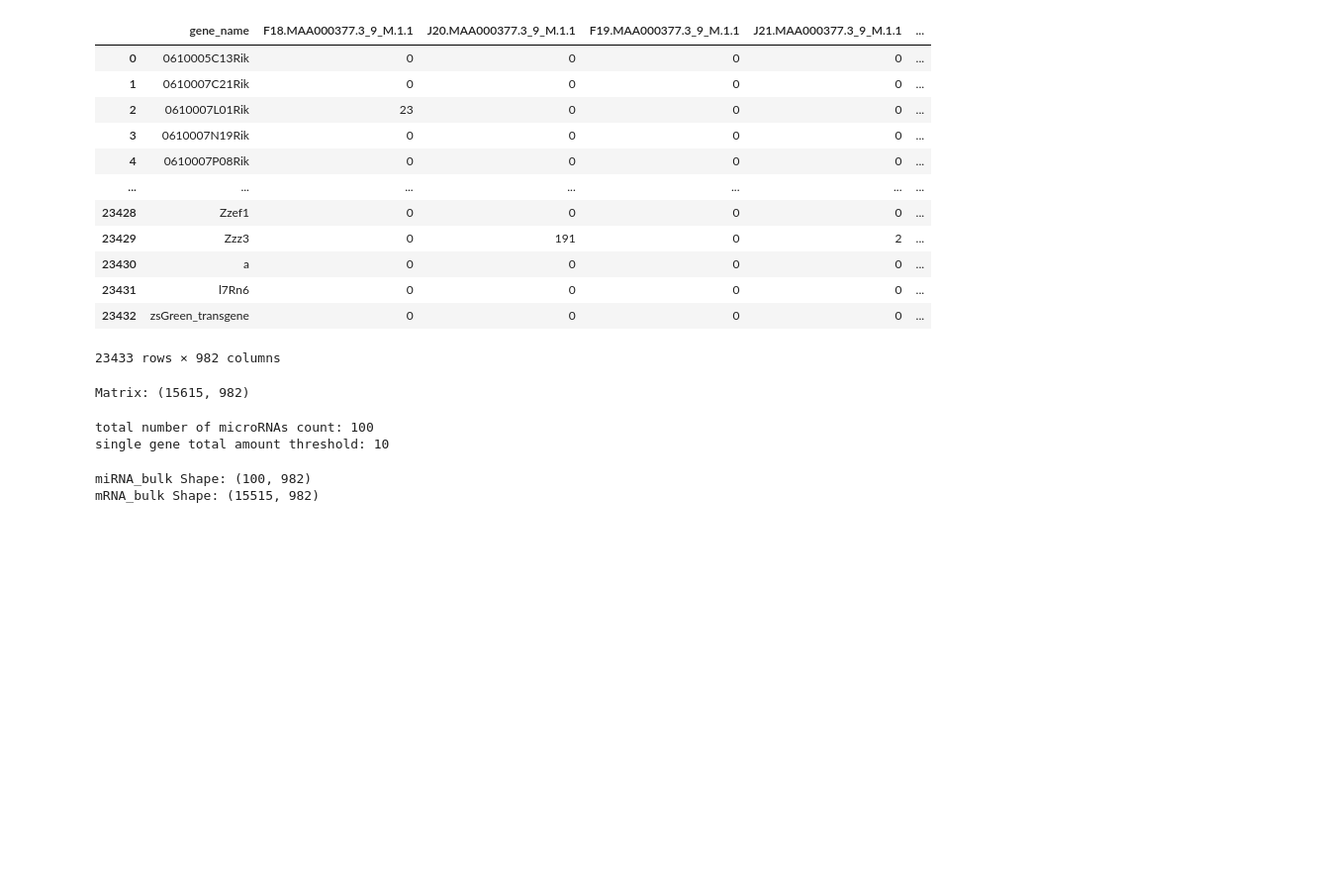
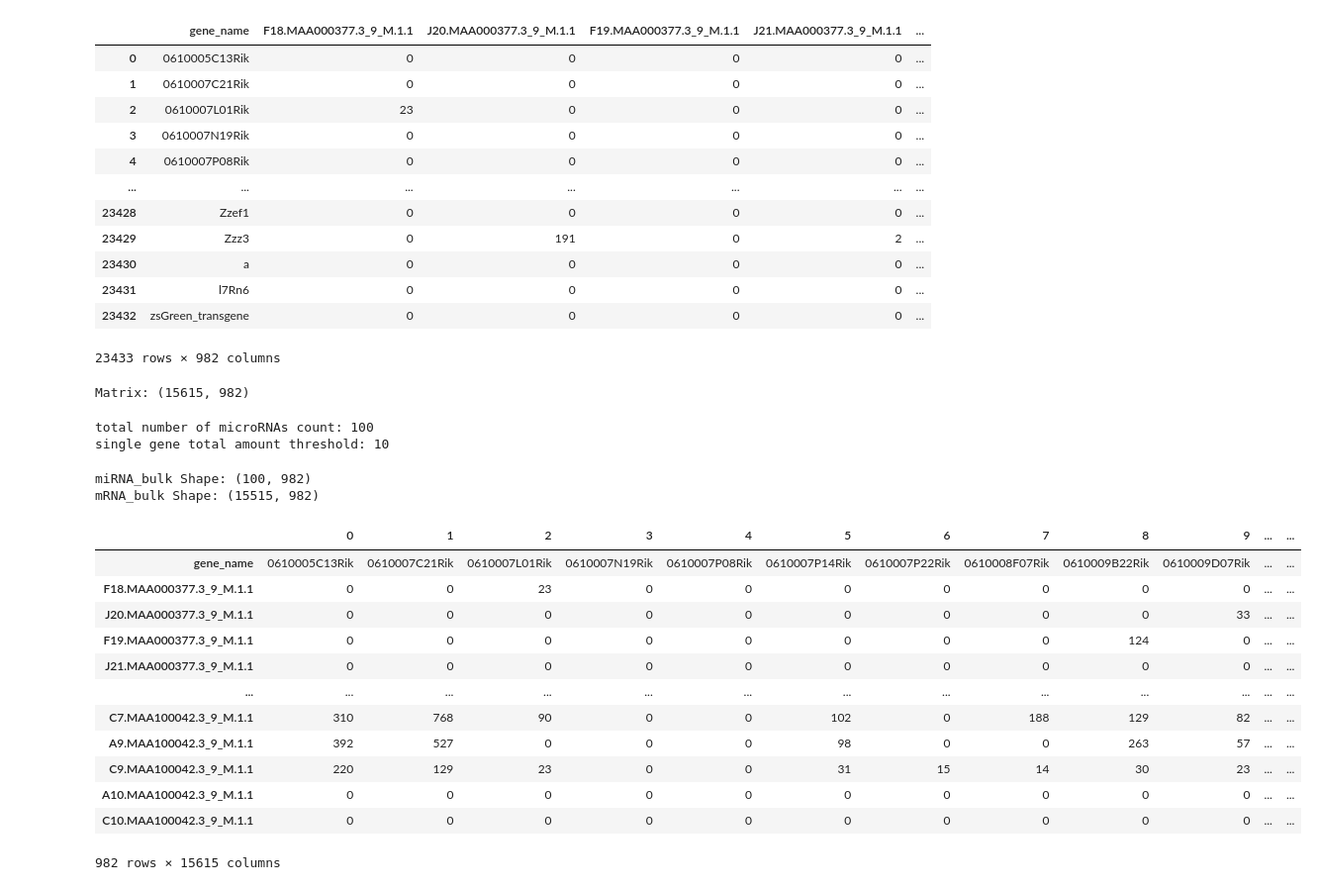
Before and after one commit to Fahim17/inferring-miRNA, a Jupyter notebook: data_manipulation.ipynb, the cells around one changed output. Shown at 99% size. Cells and saved outputs as stored; diff of their text form; code cells hidden in the pictures; blank space fills up the shorter version.

```diff
--- a/data_manipulation.ipynb
+++ b/data_manipulation.ipynb
@@ -3,0 +5,4 @@ import numpy as np
+# %%
+cwd = os.getcwd()
+
+liver_data_path = f"{cwd}\\data_primary\\FACS\\Liver-counts.csv"
@@ -4,5 +11,5 @@ import numpy as np
 # %%
-df = pd.read_csv('F:\\Academic\\Research\\alpha\\data_primary\\FACS\\Liver-counts.csv')
+df = pd.read_csv(liver_data_path)
 df = df.rename({'Unnamed: 0': 'gene_name'}, axis=1)  # rename 1st column
 df
 # %% [output]
@@ -57,0 +67,16 @@ mRNA_bulk.to_csv('data_primary/mRNA_bulk.csv')
+# %%
+new_df.setInde
+# %% [output]
+|  | 0 | 1 | 2 | 3 | 4 | 5 | 6 | 7 | 8 | 9 | ... | ... |
+| gene_name | 0610005C13Rik | 0610007C21Rik | 0610007L01Rik | 0610007N19Rik | 0610007P08Rik | 0610007P14Rik | 0610007P22Rik | 0610008F07Rik | 0610009B22Rik | 0610009D07Rik | ... | ... |
+| F18.MAA000377.3_9_M.1.1 | 0 | 0 | 23 | 0 | 0 | 0 | 0 | 0 | 0 | 0 | ... | ... |
+| J20.MAA000377.3_9_M.1.1 | 0 | 0 | 0 | 0 | 0 | 0 | 0 | 0 | 0 | 33 | ... | ... |
+| F19.MAA000377.3_9_M.1.1 | 0 | 0 | 0 | 0 | 0 | 0 | 0 | 0 | 124 | 0 | ... | ... |
+| J21.MAA000377.3_9_M.1.1 | 0 | 0 | 0 | 0 | 0 | 0 | 0 | 0 | 0 | 0 | ... | ... |
+| ... | ... | ... | ... | ... | ... | ... | ... | ... | ... | ... | ... | ... |
+| C7.MAA100042.3_9_M.1.1 | 310 | 768 | 90 | 0 | 0 | 102 | 0 | 188 | 129 | 82 | ... | ... |
+| A9.MAA100042.3_9_M.1.1 | 392 | 527 | 0 | 0 | 0 | 98 | 0 | 0 | 263 | 57 | ... | ... |
+| C9.MAA100042.3_9_M.1.1 | 220 | 129 | 23 | 0 | 0 | 31 | 15 | 14 | 30 | 23 | ... | ... |
+| A10.MAA100042.3_9_M.1.1 | 0 | 0 | 0 | 0 | 0 | 0 | 0 | 0 | 0 | 0 | ... | ... |
+| C10.MAA100042.3_9_M.1.1 | 0 | 0 | 0 | 0 | 0 | 0 | 0 | 0 | 0 | 0 | ... | ... |
+982 rows × 15615 columns
```
Also changed, not shown: parts of 3 cells of this notebook, 1 other file.
